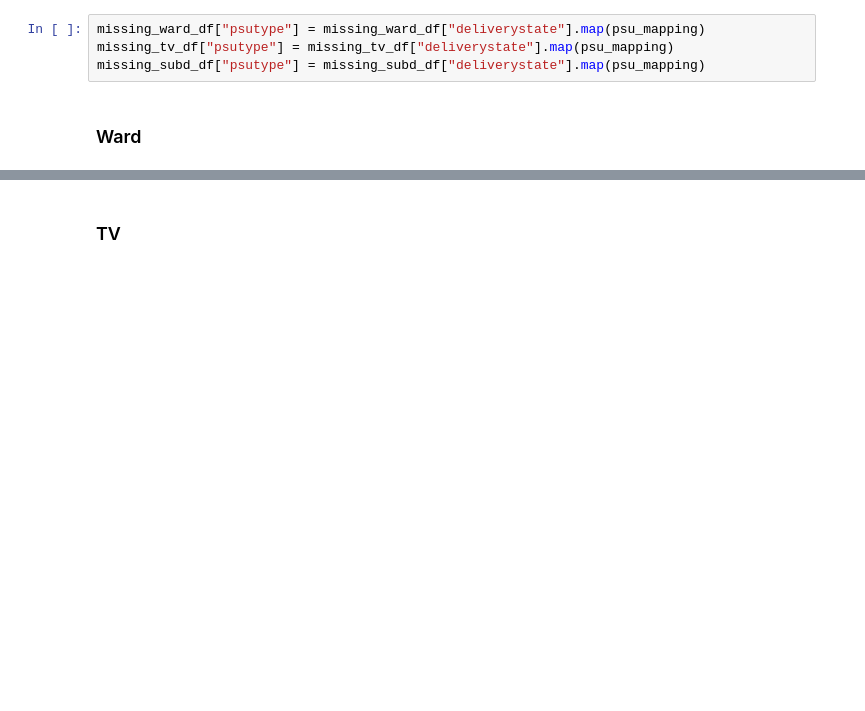
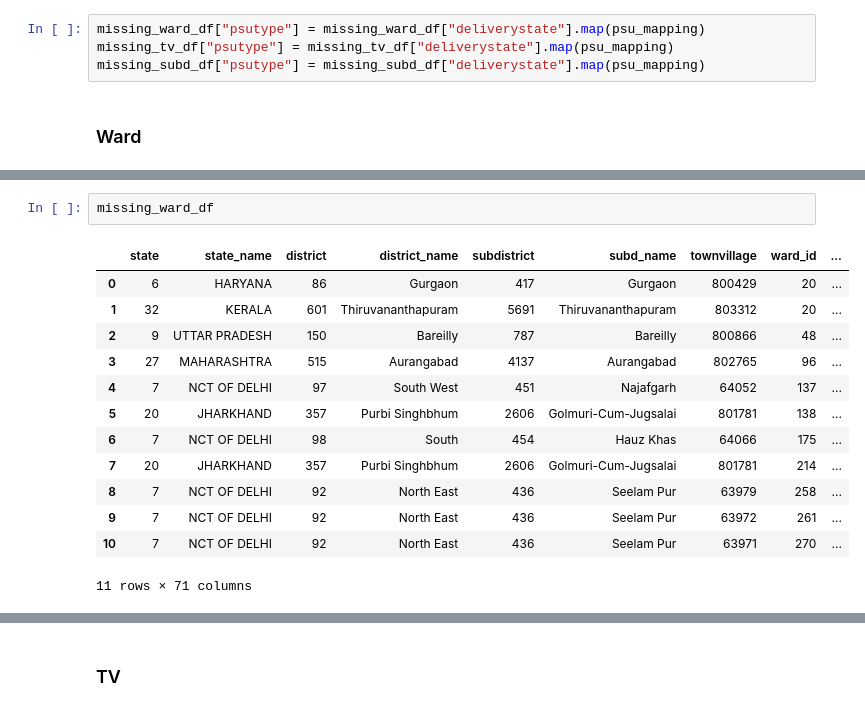
Before and after one commit to IDinsight/rooftop_sampling, a Jupyter notebook: IFS/boundary_quality_checks.ipynb, the cells around one changed output, grey strips where cells are left out. Saved outputs shown, nothing was run; the diff lists cells and outputs as text; blank space fills up the shorter version.

```diff
--- a/IFS/boundary_quality_checks.ipynb
+++ b/IFS/boundary_quality_checks.ipynb
@@ -857,4 +763,20 @@ missing_ward_df.loc[
 )
+# %%
+missing_ward_df
+# %% [output]
+|  | state | state_name | district | district_name | subdistrict | subd_name | townvillage | ward_id | ... |
+| 0 | 6 | HARYANA | 86 | Gurgaon | 417 | Gurgaon | 800429 | 20 | ... |
+| 1 | 32 | KERALA | 601 | Thiruvananthapuram | 5691 | Thiruvananthapuram | 803312 | 20 | ... |
+| 2 | 9 | UTTAR PRADESH | 150 | Bareilly | 787 | Bareilly | 800866 | 48 | ... |
+| 3 | 27 | MAHARASHTRA | 515 | Aurangabad | 4137 | Aurangabad | 802765 | 96 | ... |
+| 4 | 7 | NCT OF DELHI | 97 | South West | 451 | Najafgarh | 64052 | 137 | ... |
+| 5 | 20 | JHARKHAND | 357 | Purbi Singhbhum | 2606 | Golmuri-Cum-Jugsalai | 801781 | 138 | ... |
+| 6 | 7 | NCT OF DELHI | 98 | South | 454 | Hauz Khas | 64066 | 175 | ... |
+| 7 | 20 | JHARKHAND | 357 | Purbi Singhbhum | 2606 | Golmuri-Cum-Jugsalai | 801781 | 214 | ... |
+| 8 | 7 | NCT OF DELHI | 92 | North East | 436 | Seelam Pur | 63979 | 258 | ... |
+| 9 | 7 | NCT OF DELHI | 92 | North East | 436 | Seelam Pur | 63972 | 261 | ... |
+| 10 | 7 | NCT OF DELHI | 92 | North East | 436 | Seelam Pur | 63971 | 270 | ... |
+11 rows × 71 columns
 # %%
 missing_ward_df["PSU Type in Rooftop Sample"].value_counts()
 # %% [output]
```
Also changed, not shown: parts of 67 cells of this notebook.
